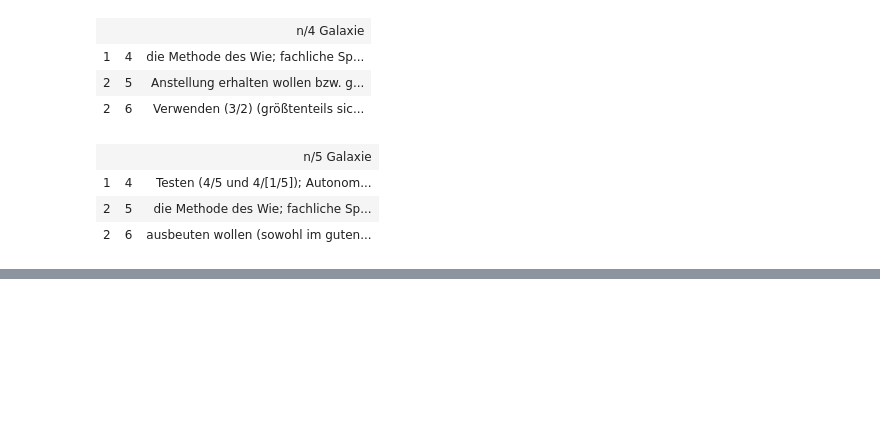
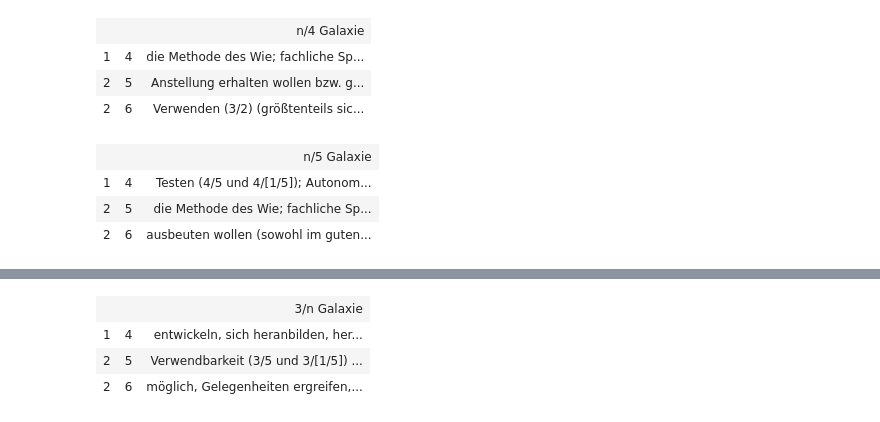
Before and after one commit to githubuser2000/reta-23-07-20, a Jupyter notebook: unit-testing/bruchSyntaxNeu-23-04.ipynb, the cells around one changed output, grey strips where cells are left out. Drawn from its saved outputs; the diff is of its cells as text; code cells hidden in the pictures; blank space fills up the shorter version.

```diff
--- a/unit-testing/bruchSyntaxNeu-23-04.ipynb
+++ b/unit-testing/bruchSyntaxNeu-23-04.ipynb
@@ -254,0 +206,8 @@ HTML(teste("a v 3/4-5/6"))
+# %%
+# fehler
+HTML(teste("a 3/4-3/6"))
+# %% [output]
+|  |  | 3/n Galaxie |
+| 1 | 4 | entwickeln, sich heranbilden, her... |
+| 2 | 5 | Verwendbarkeit (3/5 und 3/[1/5]) ... |
+| 2 | 6 | möglich, Gelegenheiten ergreifen,... |
```
Also changed, not shown: parts of 1 cell of this notebook, 1 other file.
